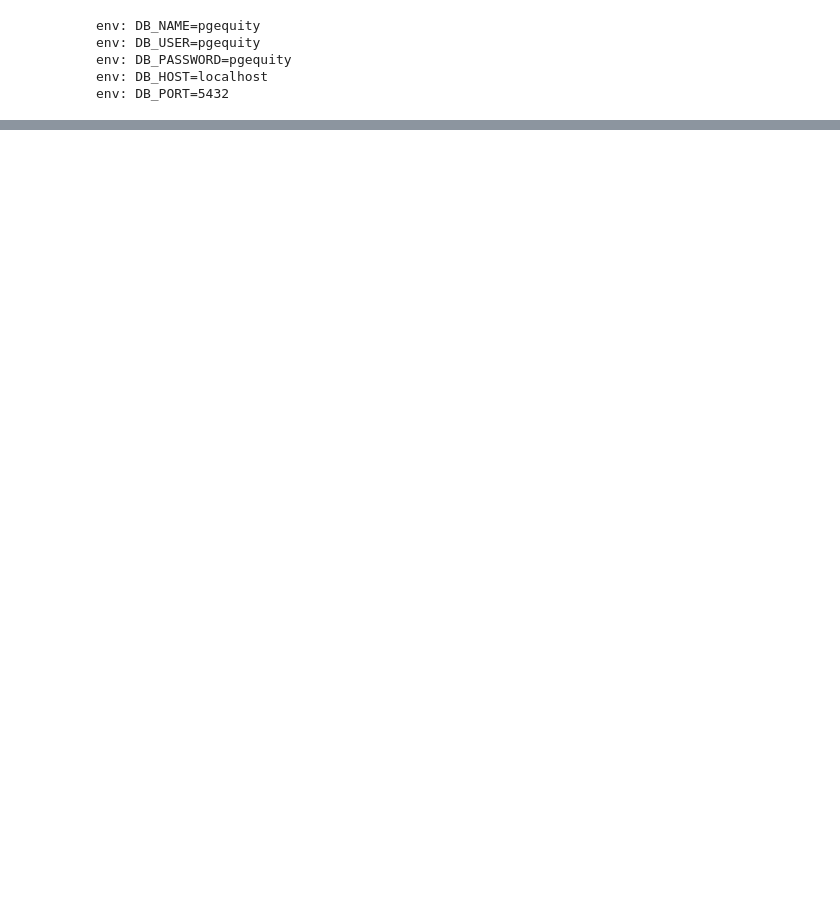
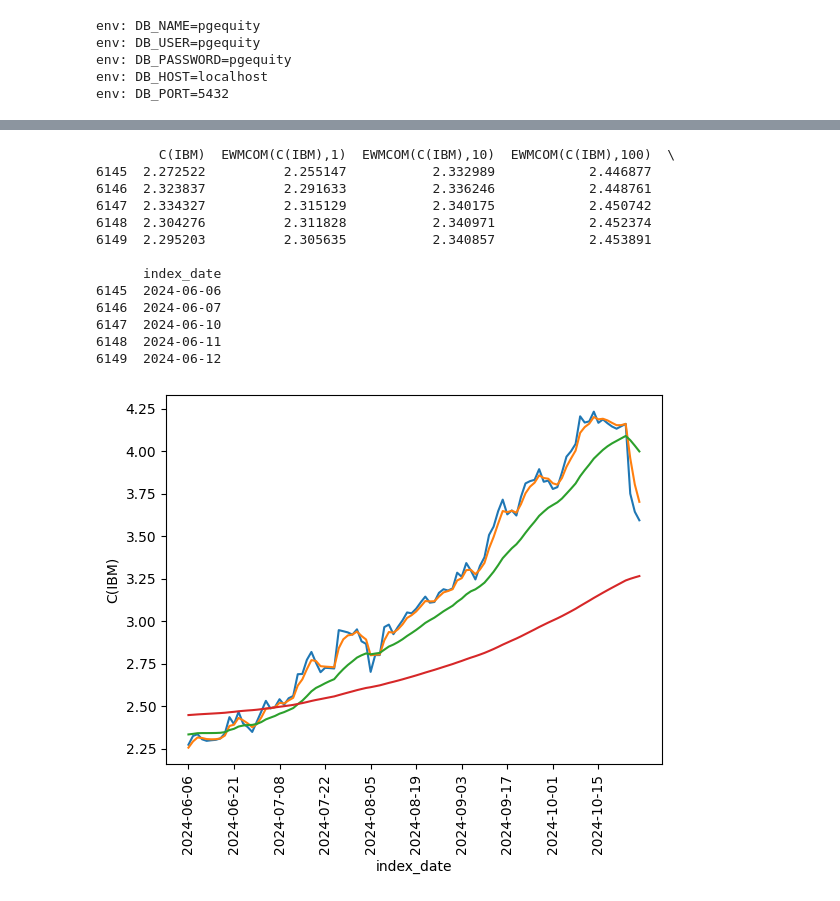
Before and after one commit to wortcook/MLExp, a Jupyter notebook: noahdata.ipynb, the cells around one changed output, grey strips where cells are left out. Saved outputs shown, nothing was run; the diff lists cells and outputs as text; code cells hidden in the pictures; blank space fills up the shorter version.

```diff
--- a/noahdata.ipynb
+++ b/noahdata.ipynb
@@ -107,0 +108,62 @@ RAVG(C(IBM),20)/RAVG(C(IBM),50)                         1.000162
+# %%
+# entries = [
+#     'PDIFF(C(IBM),-5)',
+#     'RSI(C(IBM),10)',
+#     'RSI(C(IBM),20)',
+#     'RSI(C(IBM),50)',
+# ]
+
+entries = [
+    'C(IBM)',
+    'EWMCOM(C(IBM),1)',
+    'EWMCOM(C(IBM),10)',
+    'EWMCOM(C(IBM),100)',
+]
+
+
+dfO = Processor().process('|'.join(entries))
+
+#normalize the data using sklearn
+scaler = StandardScaler()
+df = scaler.fit_transform(dfO)
+
+df = pd.DataFrame(df, columns=entries)
+
+#add the index_date column from the first column of the original dataframe
+df['index_date'] = dfO.index
+
+
+#trim to last 100 rows
+df = df[-100:]
+
+print(df.head())
+
+#show the x-axis labels vertically
+plt.xticks(rotation=90)
+
+#show only every 10th x-axis label
+plt.xticks(range(0, len(df['index_date']), 10))
+
+
+
+sns.lineplot(data=df, x='index_date', y='C(IBM)')
+sns.lineplot(data=df, x='index_date', y='EWMCOM(C(IBM),1)')
+sns.lineplot(data=df, x='index_date', y='EWMCOM(C(IBM),10)')
+sns.lineplot(data=df, x='index_date', y='EWMCOM(C(IBM),100)')
+# sns.lineplot(data=df, x='index_date', y='RSI(C(IBM),50)')
+plt.show()
+# %% [output]
+        C(IBM)  EWMCOM(C(IBM),1)  EWMCOM(C(IBM),10)  EWMCOM(C(IBM),100)  \
+6145  2.272522          2.255147           2.332989            2.446877
+6146  2.323837          2.291633           2.336246            2.448761
+6147  2.334327          2.315129           2.340175            2.450742
+6148  2.304276          2.311828           2.340971            2.452374
+6149  2.295203          2.305635           2.340857            2.453891
+
+      index_date
+6145  2024-06-06
+6146  2024-06-07
+6147  2024-06-10
+6148  2024-06-11
+6149  2024-06-12
+[figure, added]
```
Also changed, not shown: parts of 2 cells of this notebook.
